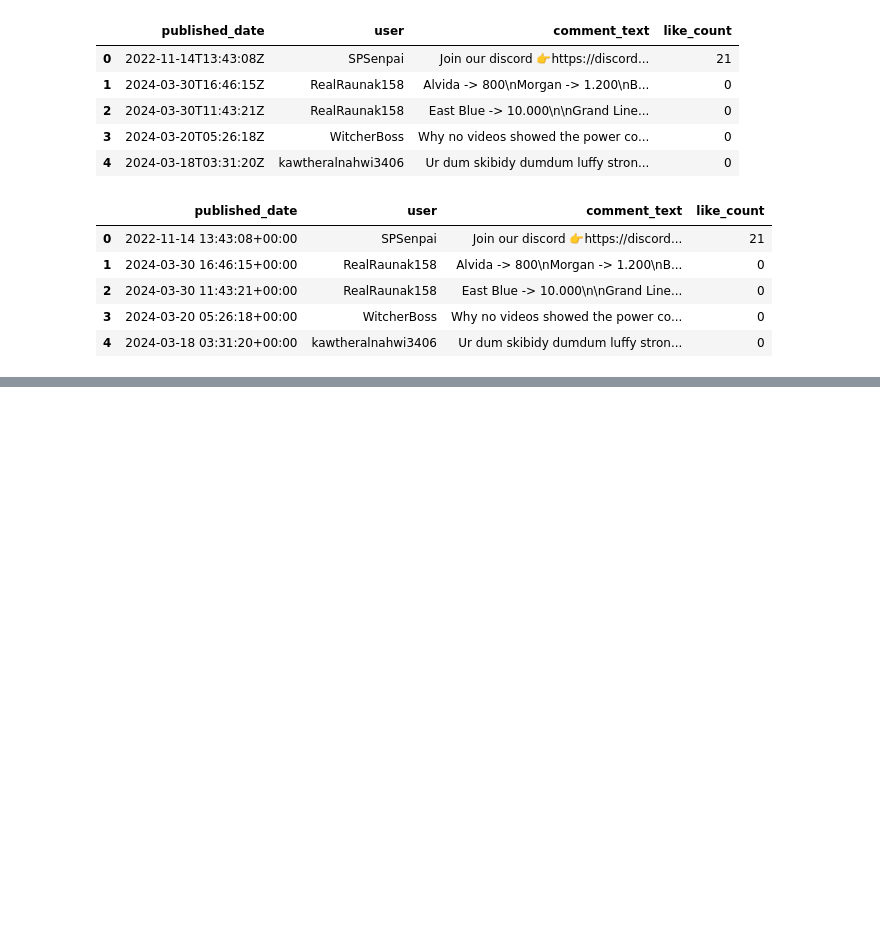
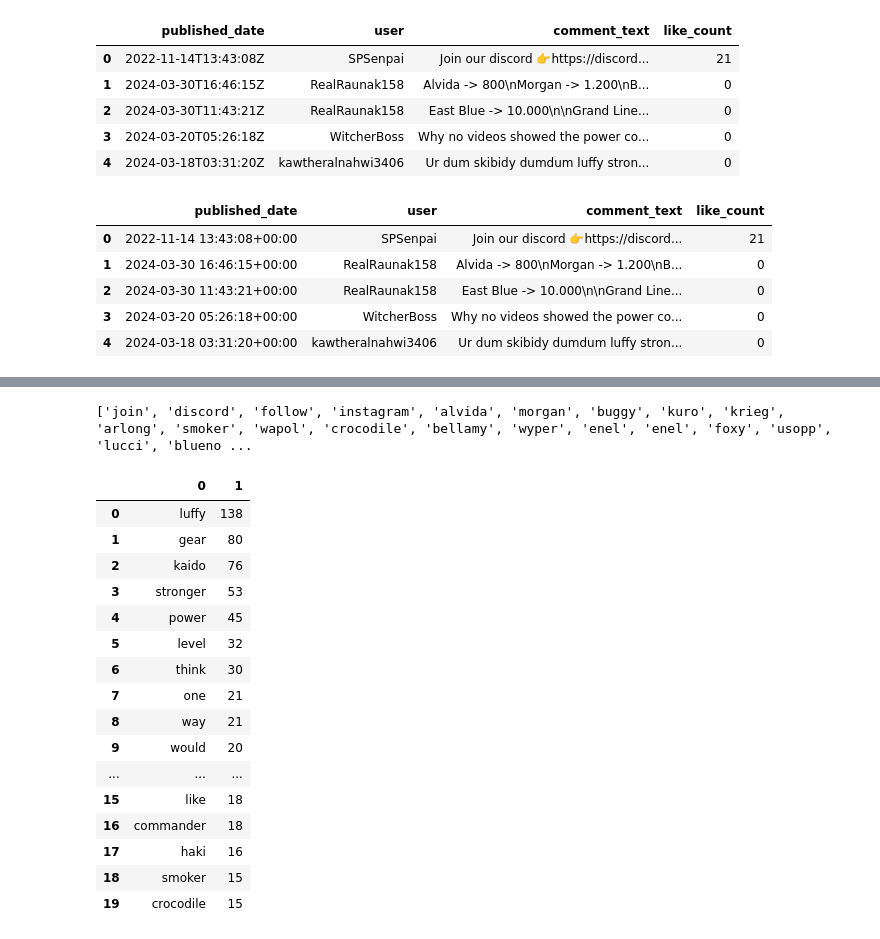
Before and after one commit to SudarshanPoudel/YT_Comments_Analysis, a Jupyter notebook: notebook/yt-analysis.ipynb, the cells around one changed output, grey strips where cells are left out. Cells and saved outputs as stored; diff of their text form; code cells hidden in the pictures; blank space fills up the shorter version.

```diff
--- a/notebook/yt-analysis.ipynb
+++ b/notebook/yt-analysis.ipynb
@@ -100,0 +133,5 @@ df.head()
+# %%
+f = open('../streamlitapp/stopwords.txt')
+stop_words = f.read().split('\n')
+
+stop_words
@@ -100,0 +156,33 @@ df.head()
+# %%
+from collections import Counter
+import re
+words = []
+for comment in df['comment_text']:
+    for word in comment.lower().split():
+        if word not in stop_words and re.match(r'^[^\W\d]*[a-zA-Z][^\W\d]*$', word):
+            words.append(word)
+
+
+print(words)
+# %% [output]
+['join', 'discord', 'follow', 'instagram', 'alvida', 'morgan', 'buggy', 'kuro', 'krieg', 'arlong', 'smoker', 'wapol', 'crocodile', 'bellamy', 'wyper', 'enel', 'enel', 'foxy', 'usopp', 'lucci', 'blueno ...
+# %%
+pd.DataFrame(Counter(words).most_common(20))
+# %% [output]
+|  | 0 | 1 |
+| 0 | luffy | 138 |
+| 1 | gear | 80 |
+| 2 | kaido | 76 |
+| 3 | stronger | 53 |
+| 4 | power | 45 |
+| 5 | level | 32 |
+| 6 | think | 30 |
+| 7 | one | 21 |
+| 8 | way | 21 |
+| 9 | would | 20 |
+| ... | ... | ... |
+| 15 | like | 18 |
+| 16 | commander | 18 |
+| 17 | haki | 16 |
+| 18 | smoker | 15 |
+| 19 | crocodile | 15 |
```
Also changed, not shown: parts of 15 cells of this notebook, 4 other files.
